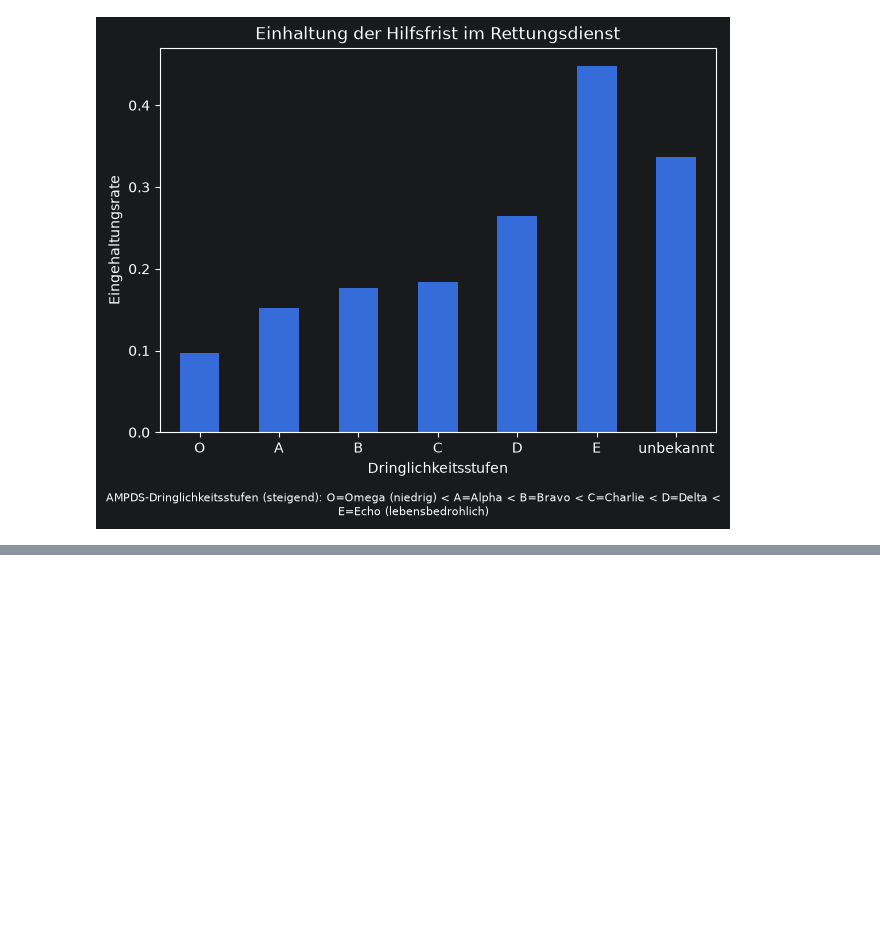
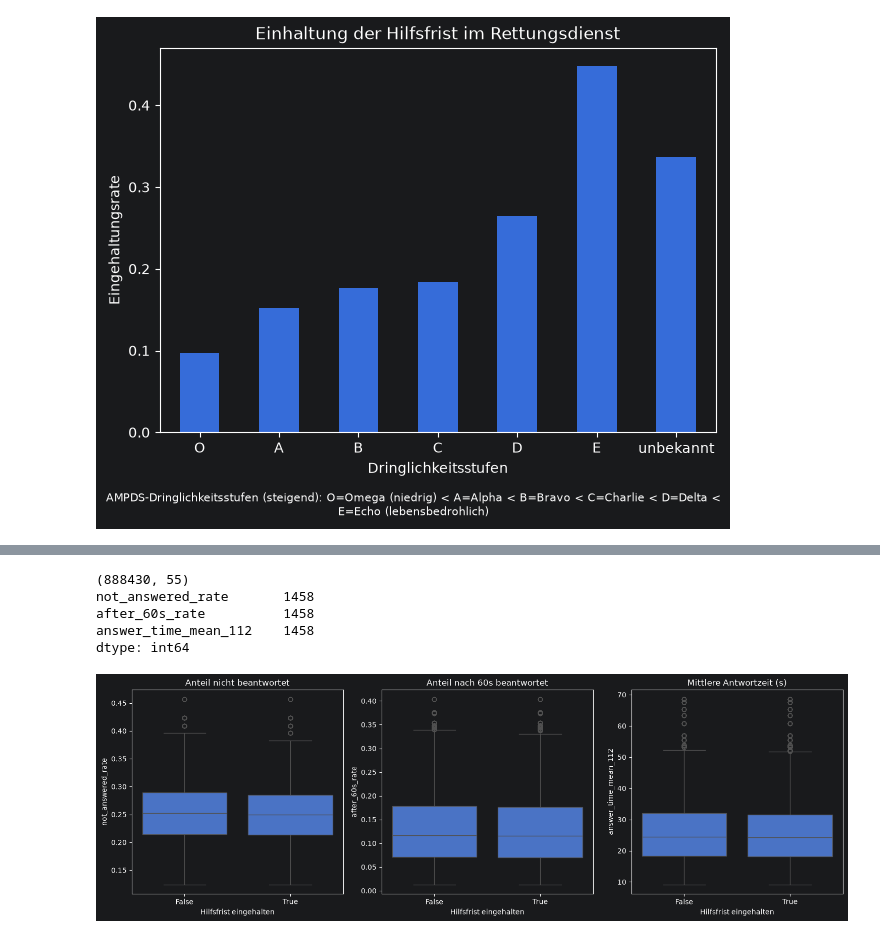
Before and after one commit to coohjaay/BigdataNeu, a Jupyter notebook: sample.ipynb, the cells around one changed output, grey strips where cells are left out. Drawn from its saved outputs; the diff is of its cells as text; code cells hidden in the pictures; blank space fills up the shorter version.

```diff
--- a/sample.ipynb
+++ b/sample.ipynb
@@ -523,0 +616,32 @@ https://open-meteo.com/en/docs/historical-forecast-api?start_date=2022-01-01&end
+# %%
+# Einsatzdaten auf erfassung der Anrufe begrenzen (Jahre) 2024-2025
+df_mission_data_cut = df_mission_data.loc[pd.Timestamp("2024-01-01"):pd.Timestamp("2025-12-31")]
+
+# Einsatzdaten joinen mit Anrufdaten
+df_leitstelle = df_mission_data_cut.join(df_daily_call, how="left")
+
+print(df_leitstelle.shape)
+print(df_leitstelle[["not_answered_rate", "after_60s_rate", "answer_time_mean_112"]].isnull().sum())
+
+# Boxplot: Leistelle VS Hilfsfrist
+df_leitstelle_plot = df_leitstelle.reset_index(drop=True)
+
+fig, axes = plt.subplots(1, 3, figsize=(15, 5))
+
+leitstellen_var = ["not_answered_rate", "after_60s_rate", "answer_time_mean_112"]
+titel = ["Anteil nicht beantwortet", "Anteil nach 60s beantwortet", "Mittlere Antwortzeit (s)"]
+
+for ax, var, t in zip(axes, leitstellen_var, titel):
+    sns.boxplot(data=df_leitstelle_plot, x="hilfsfrist", y=var, ax=ax)
+    ax.set_title(t)
+    ax.set_xlabel("Hilfsfrist eingehalten")
+
+plt.tight_layout()
+plt.show()
+# %% [output]
+(888430, 55)
+not_answered_rate       1458
+after_60s_rate          1458
+answer_time_mean_112    1458
+dtype: int64
+[figure, added]
```
Also changed, not shown: parts of 32 cells of this notebook, 1 other file.
